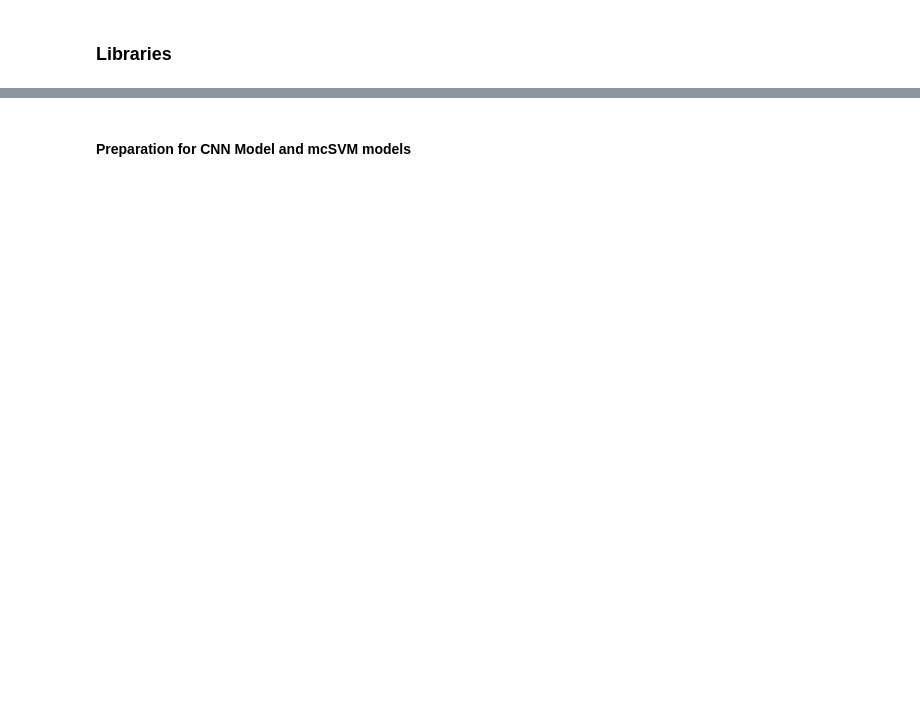
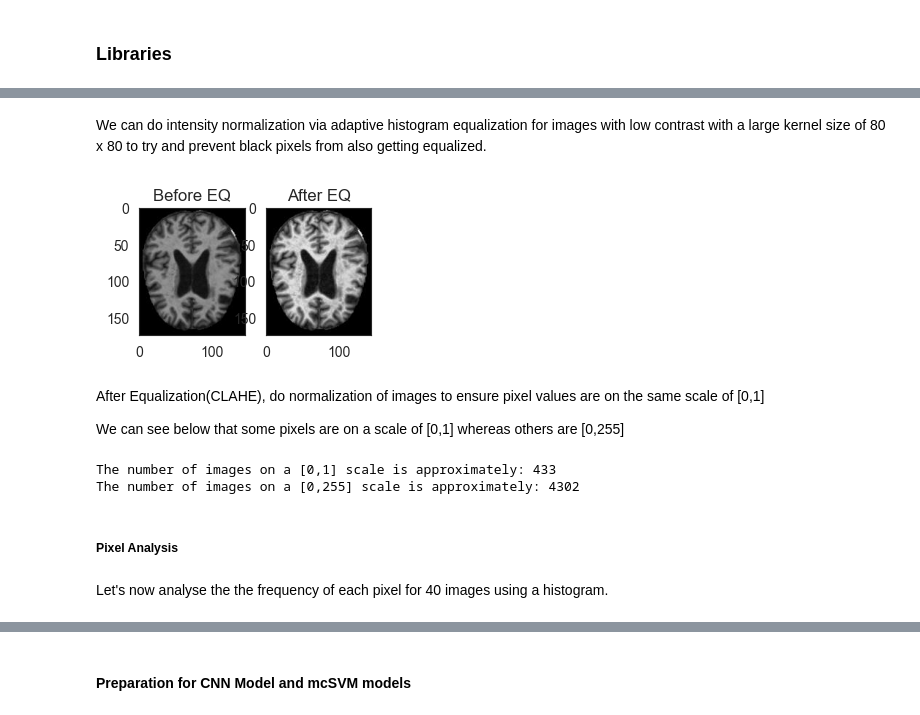
Before and after one commit to Shiraishie/Alzheimer-Detection, a Jupyter notebook: Alzheimer.ipynb, the cells around one changed output, grey strips where cells are left out. Drawn from its saved outputs; the diff is of its cells as text; code cells hidden in the pictures; blank space fills up the shorter version.

```diff
--- a/Alzheimer.ipynb
+++ b/Alzheimer.ipynb
@@ -298,0 +158,4 @@ KeyboardInterrupt:
+# %% [markdown]
+We can do intensity normalization via adaptive histogram equalization for images with low contrast with a large kernel size of 80 x 80 to try and prevent black pixels from also getting equalized.
+# %%
+storedImage = lst[1][2] #For Comparison
@@ -298,0 +176,28 @@ KeyboardInterrupt:
+# %%
+fig, axes = plt.subplots(1,2, figsize = (3,3))
+axes[0].imshow(storedImage, cmap = 'gray')
+axes[1].imshow(lst[1][2], cmap = 'gray')
+
+#Titles
+axes[0].set_title('Before EQ')
+axes[1].set_title('After EQ')
+plt.show()
+# %% [output]
+[figure, added]
+# %% [markdown]
+After Equalization(CLAHE), do normalization of images to ensure pixel values are on the same scale of [0,1]
+
+We can see below that some pixels are on a scale of [0,1] whereas others are [0,255]
+# %%
+scale_1 = 0
+scale_2 = 0
+for i in range(len(train_images)):
+    if np.max(train_images[i]) == 1:
+        scale_1 += 1
+    if np.max(train_images[i]) == 255:
+        scale_2 +=1
+print(f'The number of images on a [0,1] scale is approximately: {scale_1}')
+print(f'The number of images on a [0,255] scale is approximately: {scale_2}')
+# %% [output]
+The number of images on a [0,1] scale is approximately: 433
+The number of images on a [0,255] scale is approximately: 4302
@@ -298,0 +218,4 @@ KeyboardInterrupt:
+# %% [markdown]
+##### Pixel Analysis
+# %% [markdown]
+Let's now analyse the the frequency of each pixel for 40 images using a histogram.
```
Also changed, not shown: parts of 179 cells of this notebook.
